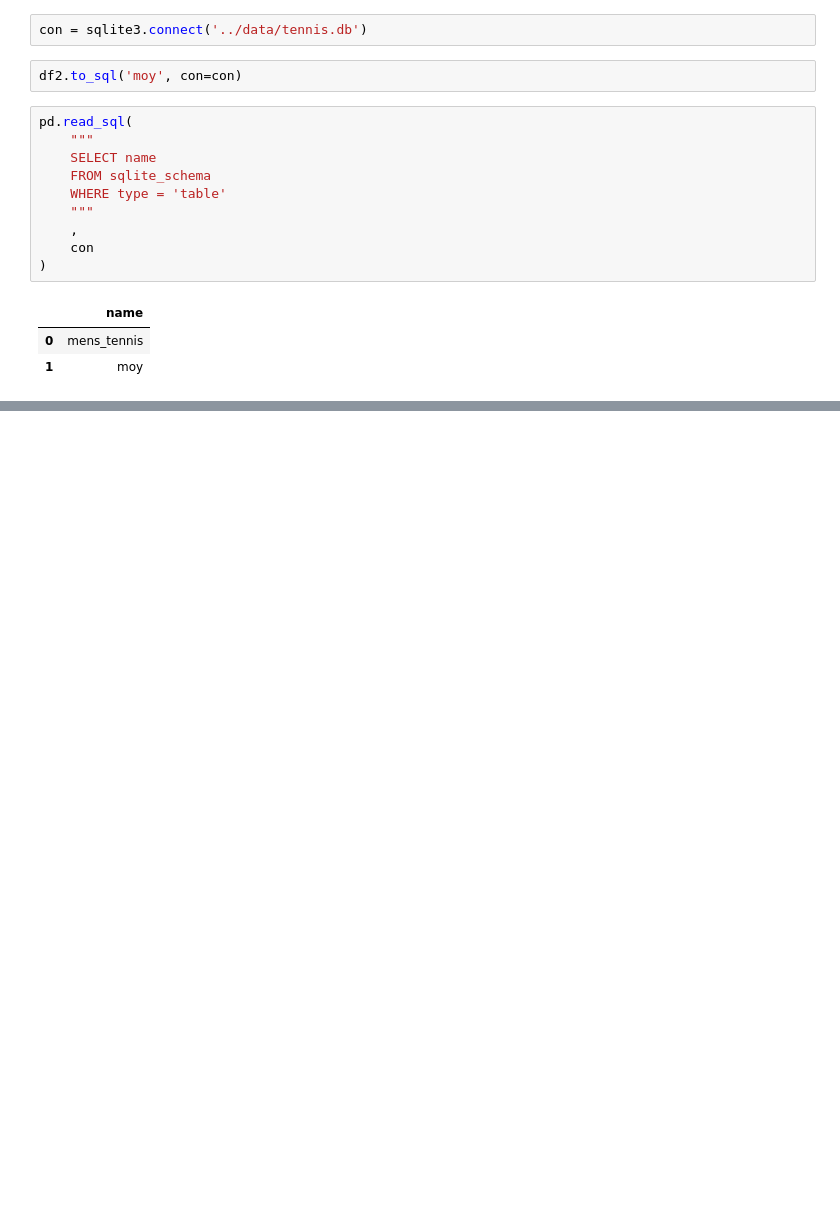
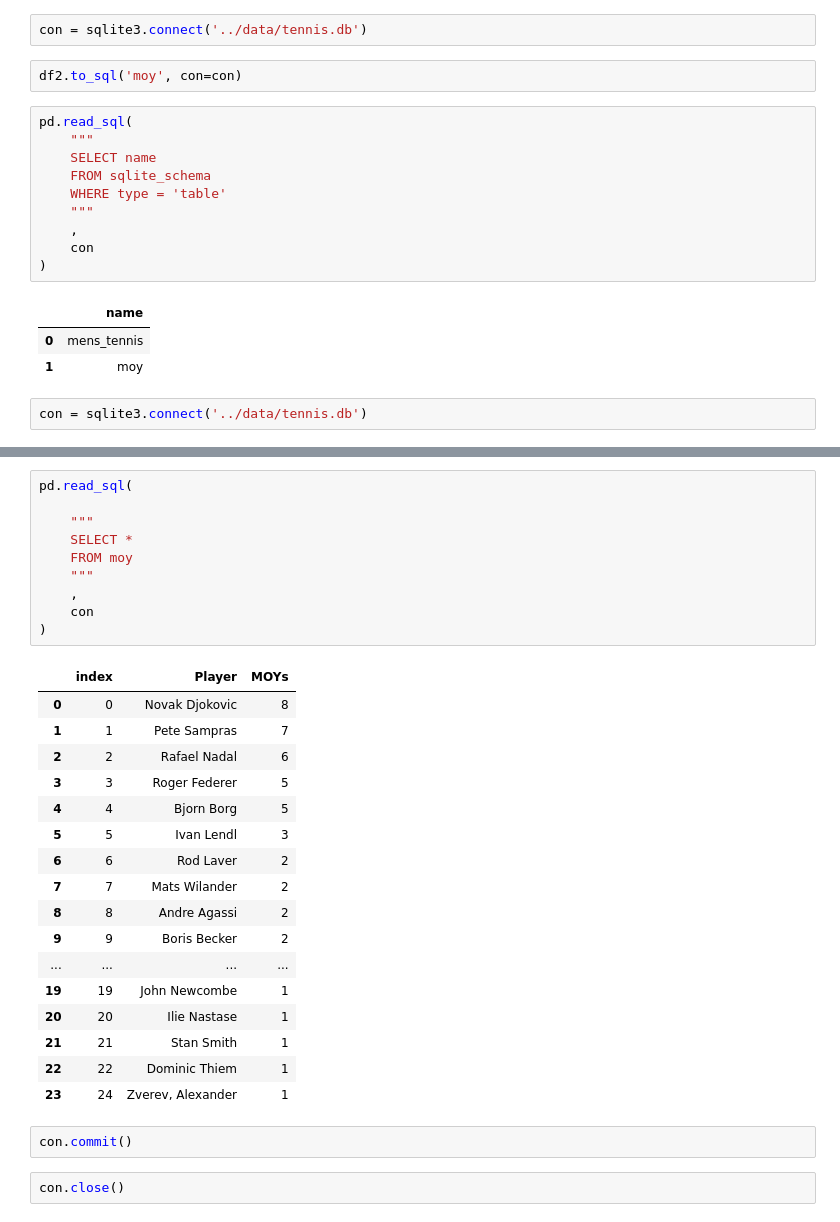
Before and after one commit to gadamico/Sports-Data, a Jupyter notebook: mens_singles_tennis/notebooks/male_players_of_the_year.ipynb, the cells around one changed output, grey strips where cells are left out. Saved outputs shown, nothing was run; the diff lists cells and outputs as text; blank space fills up the shorter version.

```diff
--- a/mens_singles_tennis/notebooks/male_players_of_the_year.ipynb
+++ b/mens_singles_tennis/notebooks/male_players_of_the_year.ipynb
@@ -324,3 +328,5 @@ pd.read_sql(
 |  | name |
 | 0 | mens_tennis |
 | 1 | moy |
+# %%
+con = sqlite3.connect('../data/tennis.db')
@@ -326,0 +369,32 @@ pd.read_sql(
+# %%
+pd.read_sql(
+
+    """
+    SELECT *
+    FROM moy
+    """
+    ,
+    con
+)
+# %% [output]
+|  | index | Player | MOYs |
+| 0 | 0 | Novak Djokovic | 8 |
+| 1 | 1 | Pete Sampras | 7 |
+| 2 | 2 | Rafael Nadal | 6 |
+| 3 | 3 | Roger Federer | 5 |
+| 4 | 4 | Bjorn Borg | 5 |
+| 5 | 5 | Ivan Lendl | 3 |
+| 6 | 6 | Rod Laver | 2 |
+| 7 | 7 | Mats Wilander | 2 |
+| 8 | 8 | Andre Agassi | 2 |
+| 9 | 9 | Boris Becker | 2 |
+| ... | ... | ... | ... |
+| 19 | 19 | John Newcombe | 1 |
+| 20 | 20 | Ilie Nastase | 1 |
+| 21 | 21 | Stan Smith | 1 |
+| 22 | 22 | Dominic Thiem | 1 |
+| 23 | 24 | Zverev, Alexander | 1 |
+# %%
+con.commit()
+# %%
+con.close()
```
Also changed, not shown: parts of 3 cells of this notebook, 2 other files.
